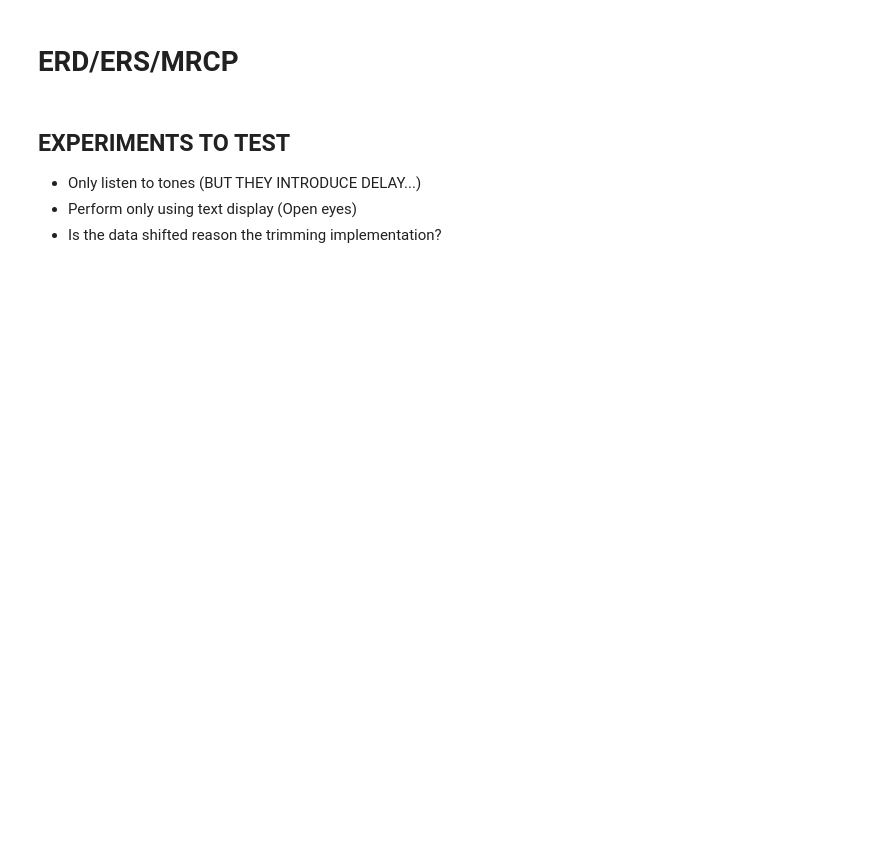
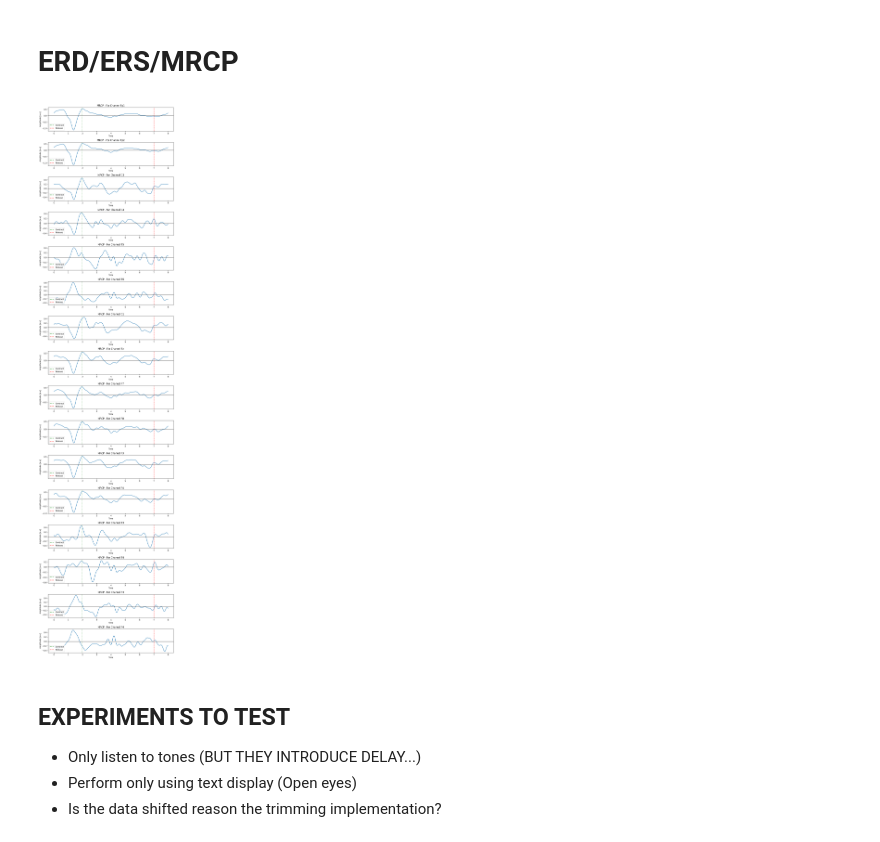
Before and after one commit to Bornholmersild/hybrid_bci, a Jupyter notebook: src/utilities/test_new_preprocessing_method.ipynb, the cells around one changed output. Saved outputs shown, nothing was run; the diff lists cells and outputs as text; code cells hidden in the pictures; blank space fills up the shorter version.

```diff
--- a/src/utilities/test_new_preprocessing_method.ipynb
+++ b/src/utilities/test_new_preprocessing_method.ipynb
@@ -811,7 +1132,9 @@ ERD = compute_ERD_ERS_pfurtscheller(EEG_epoch_mne, fs = 125)
 
 plot_ERD_ERS(ERD, fs = 125, channels=[2, 3], time_window=None)
 # %%
-plot_wavelet_spectrogram(EEG_epoch_mne, fs = 125)
+plot_mrcp_across_channels_together(THUMB_epoch_mean)
+# %% [output]
+[figure, added]
 # %% [markdown]
 ## EXPERIMENTS TO TEST
 * Only listen to tones (BUT THEY INTRODUCE DELAY...)
```
Also changed, not shown: parts of 27 cells of this notebook, 55 other files.
